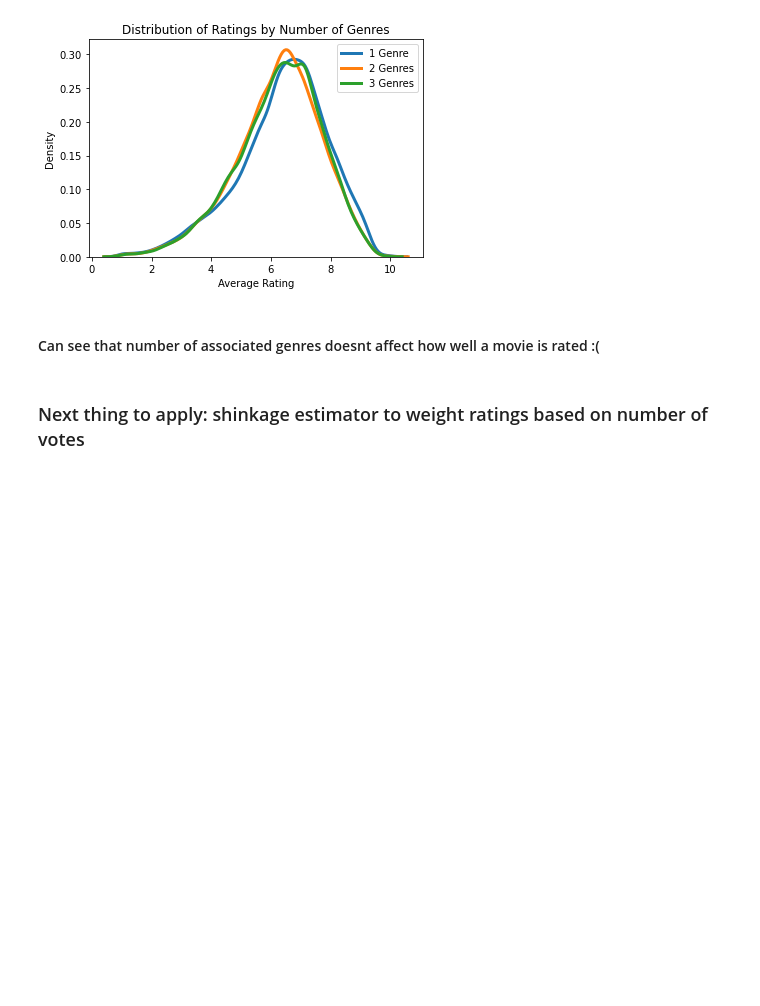
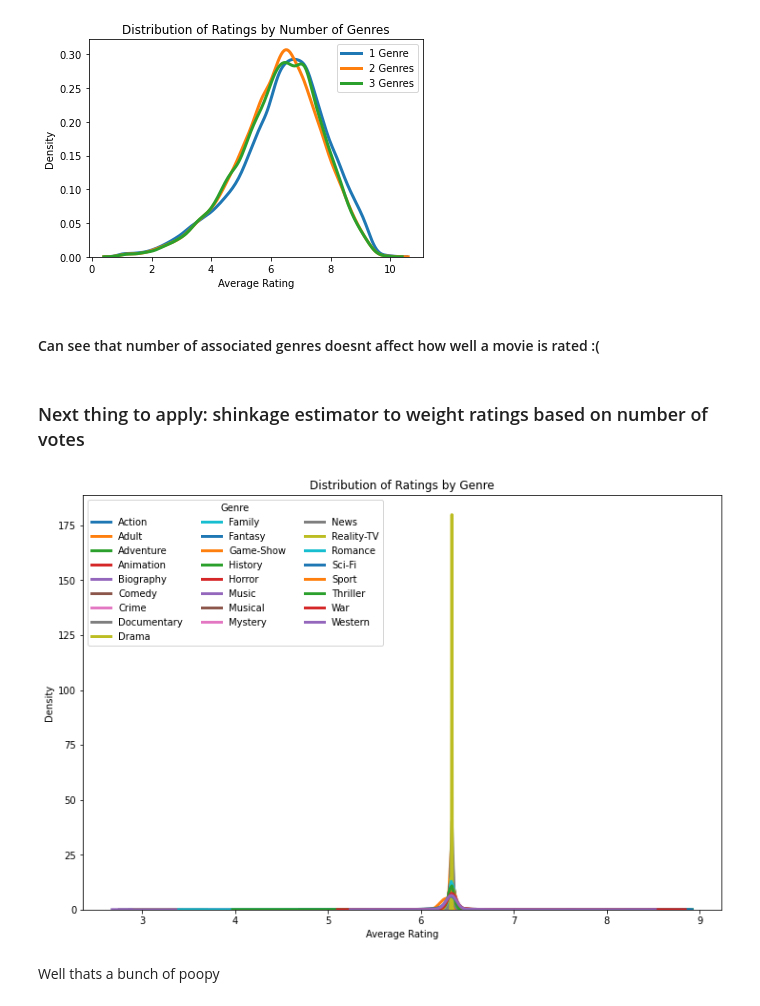
Before and after one commit to jonnyhof/phase1_project, a Jupyter notebook: scratch.ipynb, the cells around one changed output. Cells and saved outputs as stored; diff of their text form; code cells hidden in the pictures; blank space fills up the shorter version.

```diff
--- a/scratch.ipynb
+++ b/scratch.ipynb
@@ -455,3 +455,36 @@ plt.ylabel('Density');
 #### Can see that number of associated genres doesnt affect how well a movie is rated :(
 # %% [markdown]
 ### Next thing to apply: shinkage estimator to weight ratings based on number of votes
+# %%
+# weighted ratings
+
+# C is average rating across all movies, WR is weighted rating, R is original rating
+# p is the weight coefficient, v is the number of votes for that rating, and m is the cutoff number of votes
+# WR = p*R + (1-p)*C
+# p = v / (v + m)
+m = 25000
+C = basics_ratings['averagerating'].mean()
+basics_ratings['weight_coeff'] = basics_ratings['numvotes']/(basics_ratings['numvotes']+m)
+basics_ratings['weighted_rating'] = ((basics_ratings['weight_coeff']*basics_ratings['averagerating'])
+                                    + (1-basics_ratings['weight_coeff'])*C)
+# %%
+fig, ax = plt.subplots(figsize=(12,8))
+
+for genre in list_of_genre_types:
+    # Subset to the genre
+    subset = basics_ratings[basics_ratings[genre] == True]
+
+    # Draw the density plot
+    sns.distplot(subset['weighted_rating'], hist = False, kde = True,
+                 kde_kws = {'linewidth': 3},
+                 label = genre)
+
+# Plot formatting
+plt.legend(prop={'size': 10}, title = 'Genre', ncol=3)
+plt.title('Distribution of Ratings by Genre')
+plt.xlabel('Average Rating')
+plt.ylabel('Density');
+# %% [output]
+[figure, added]
+# %% [markdown]
+Well thats a bunch of poopy
```
Also changed, not shown: parts of 3 cells of this notebook.
